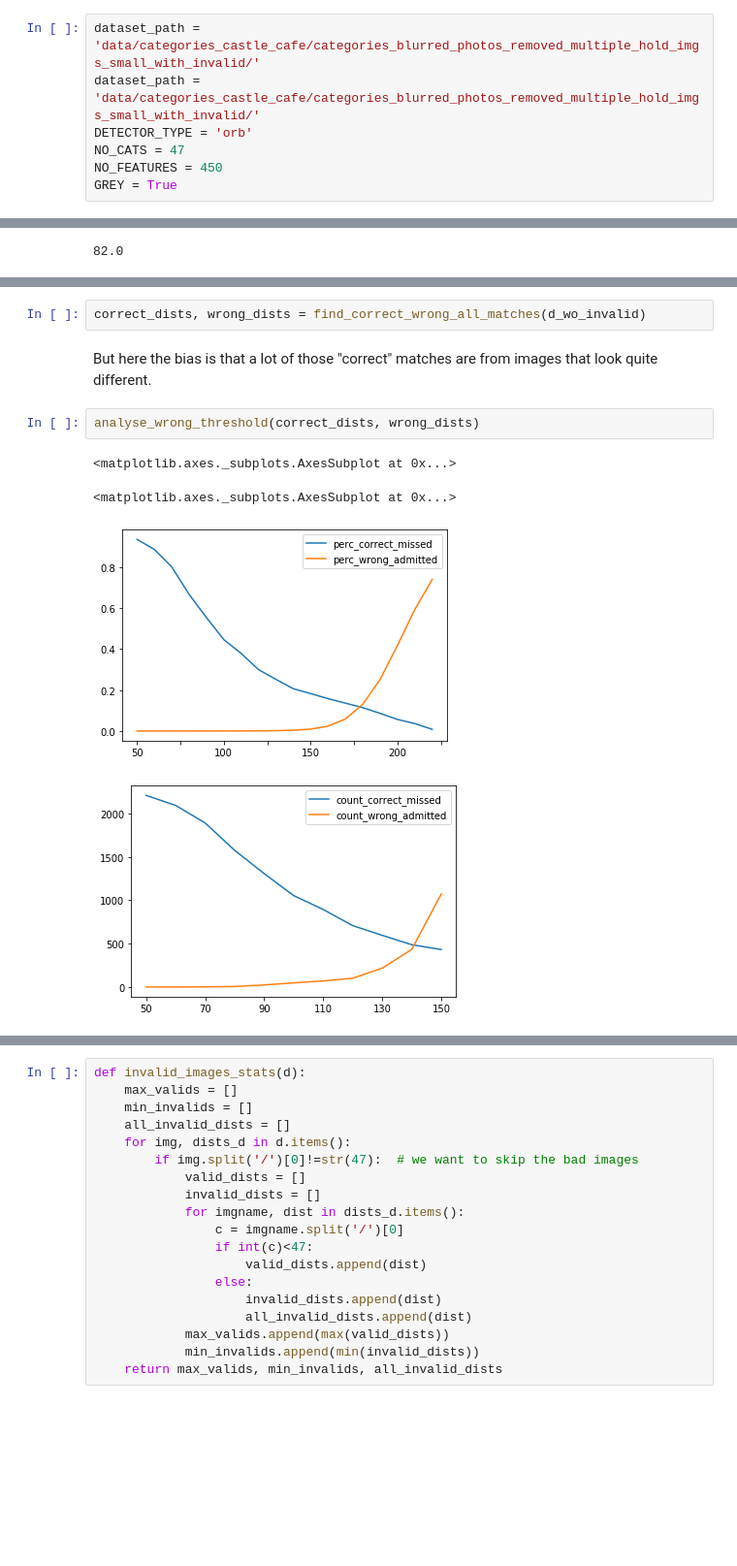
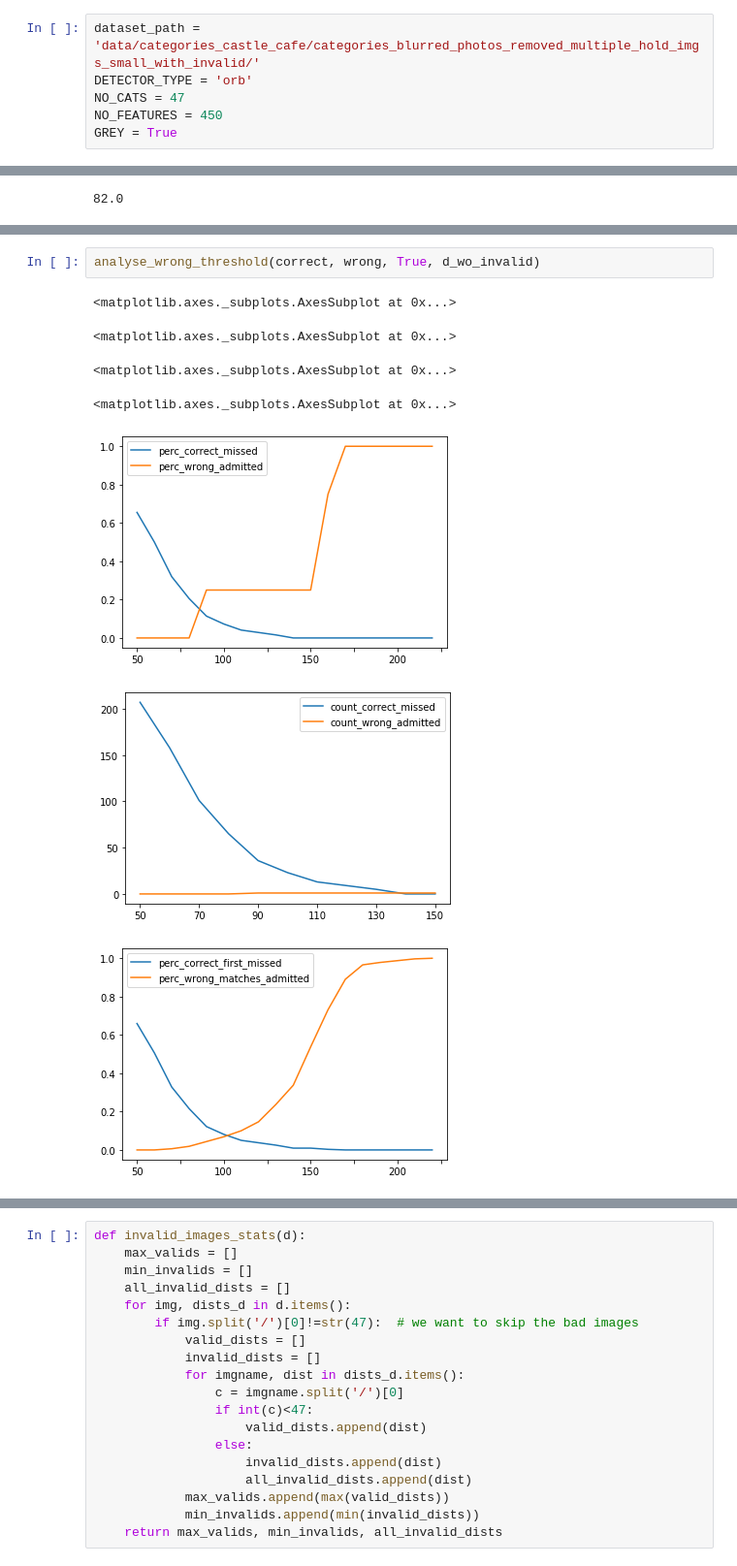
Before and after one commit to andrius-sil/climbicus, a Jupyter notebook: model_training/threshold.ipynb, the cells around one changed output, grey strips where cells are left out. Shown at 97% size. Drawn from its saved outputs; the diff is of its cells as text; blank space fills up the shorter version.

```diff
--- a/model_training/threshold.ipynb
+++ b/model_training/threshold.ipynb
@@ -41,5 +136,4 @@ def analyse_wrong_threshold(correct, wrong, all_invalid_dists=None):
 # %%
-dataset_path = 'data/categories_castle_cafe/categories_blurred_photos_removed_multiple_hold_imgs_small_with_invalid/'
 dataset_path = 'data/categories_castle_cafe/categories_blurred_photos_removed_multiple_hold_imgs_small_with_invalid/'
 DETECTOR_TYPE = 'orb'
 NO_CATS = 47
@@ -94,11 +186,10 @@ def find_correct_wrong_all_matches(d):
-# %%
-correct_dists, wrong_dists = find_correct_wrong_all_matches(d_wo_invalid)
-# %% [markdown]
-But here the bias is that a lot of those "correct" matches are from images that look quite different.
-# %%
-analyse_wrong_threshold(correct_dists, wrong_dists)
-# %% [output]
-<matplotlib.axes._subplots.AxesSubplot at 0x...>
-<matplotlib.axes._subplots.AxesSubplot at 0x...>
-[figure, removed]
-[figure, removed]
+# %%
+analyse_wrong_threshold(correct, wrong, True, d_wo_invalid)
+# %% [output]
+<matplotlib.axes._subplots.AxesSubplot at 0x...>
+<matplotlib.axes._subplots.AxesSubplot at 0x...>
+<matplotlib.axes._subplots.AxesSubplot at 0x...>
+<matplotlib.axes._subplots.AxesSubplot at 0x...>
+[figure, added]
+[figure, added]
+[figure, added]
```
Also changed, not shown: parts of 28 cells of this notebook.
